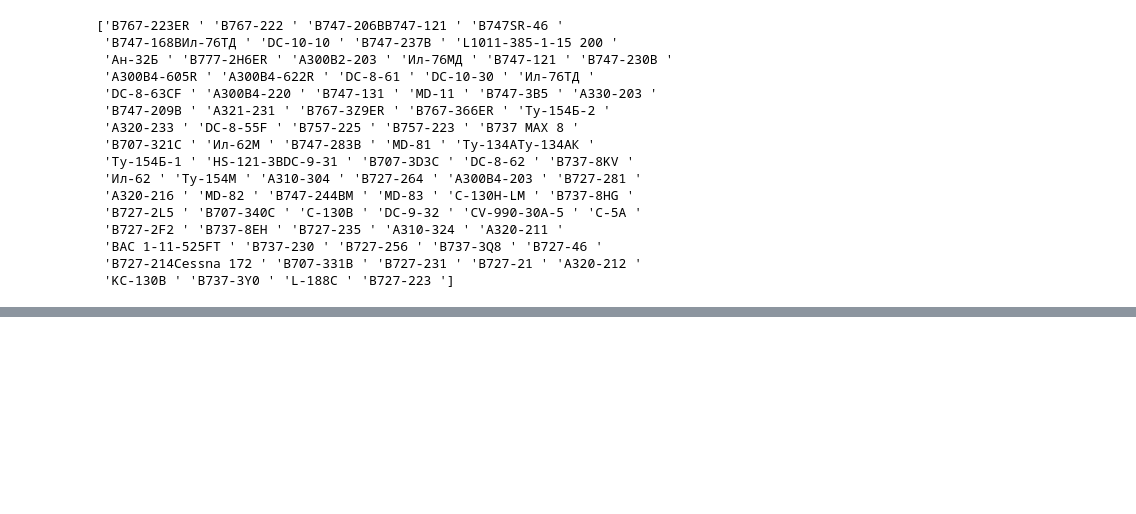
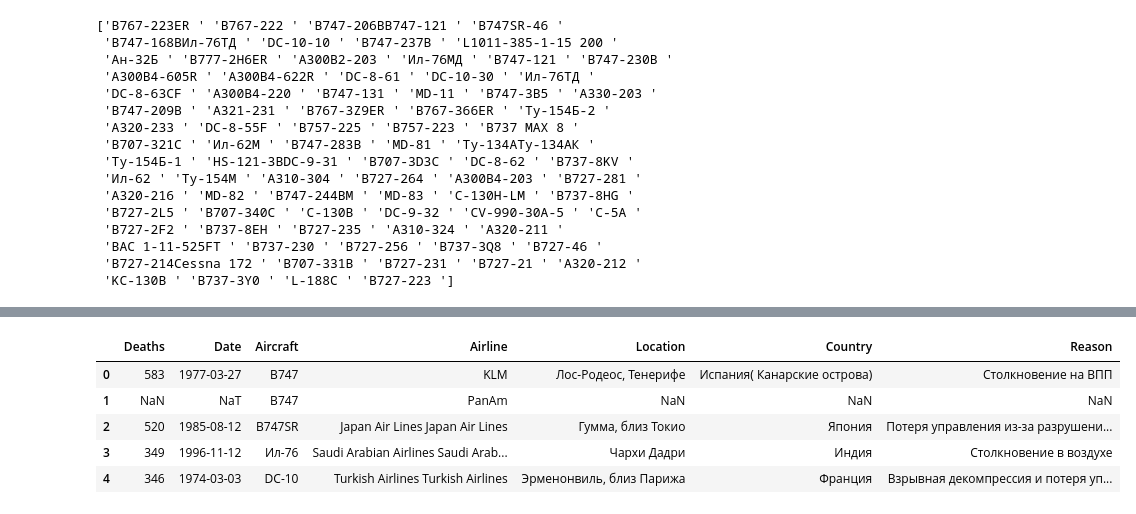
Before and after one commit to Morjella/other, a Jupyter notebook: Parcing.ipynb, the cells around one changed output, grey strips where cells are left out. Drawn from its saved outputs; the diff is of its cells as text; code cells hidden in the pictures; blank space fills up the shorter version.

```diff
--- a/Parcing.ipynb
+++ b/Parcing.ipynb
@@ -183,0 +229,9 @@ Name: Aircraft, Length: 100, dtype: object
+# %%
+mydata.head()
+# %% [output]
+|  | Deaths | Date | Aircraft | Airline | Location | Country | Reason |
+| 0 | 583 | 1977-03-27 | B747 | KLM | Лос-Родеос, Тенерифе | Испания( Канарские острова) | Столкновение на ВПП |
+| 1 | NaN | NaT | B747 | PanAm | NaN | NaN | NaN |
+| 2 | 520 | 1985-08-12 | B747SR | Japan Air Lines Japan Air Lines | Гумма, близ Токио | Япония | Потеря управления из-за разрушени... |
+| 3 | 349 | 1996-11-12 | Ил-76 | Saudi Arabian Airlines Saudi Arab... | Чархи Дадри | Индия | Столкновение в воздухе |
+| 4 | 346 | 1974-03-03 | DC-10 | Turkish Airlines Turkish Airlines | Эрменонвиль, близ Парижа | Франция | Взрывная декомпрессия и потеря уп... |
```
Also changed, not shown: parts of 11 cells of this notebook.
